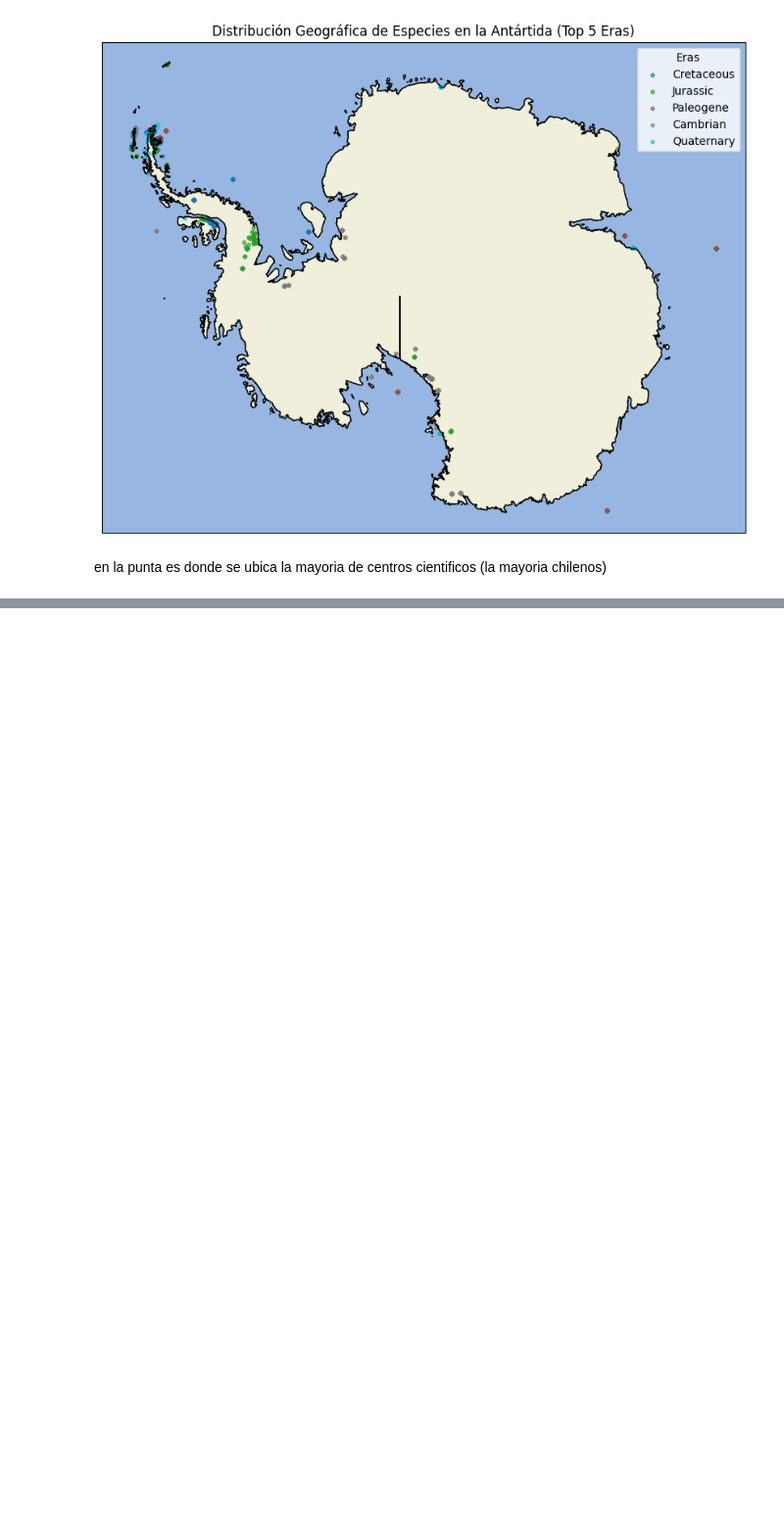
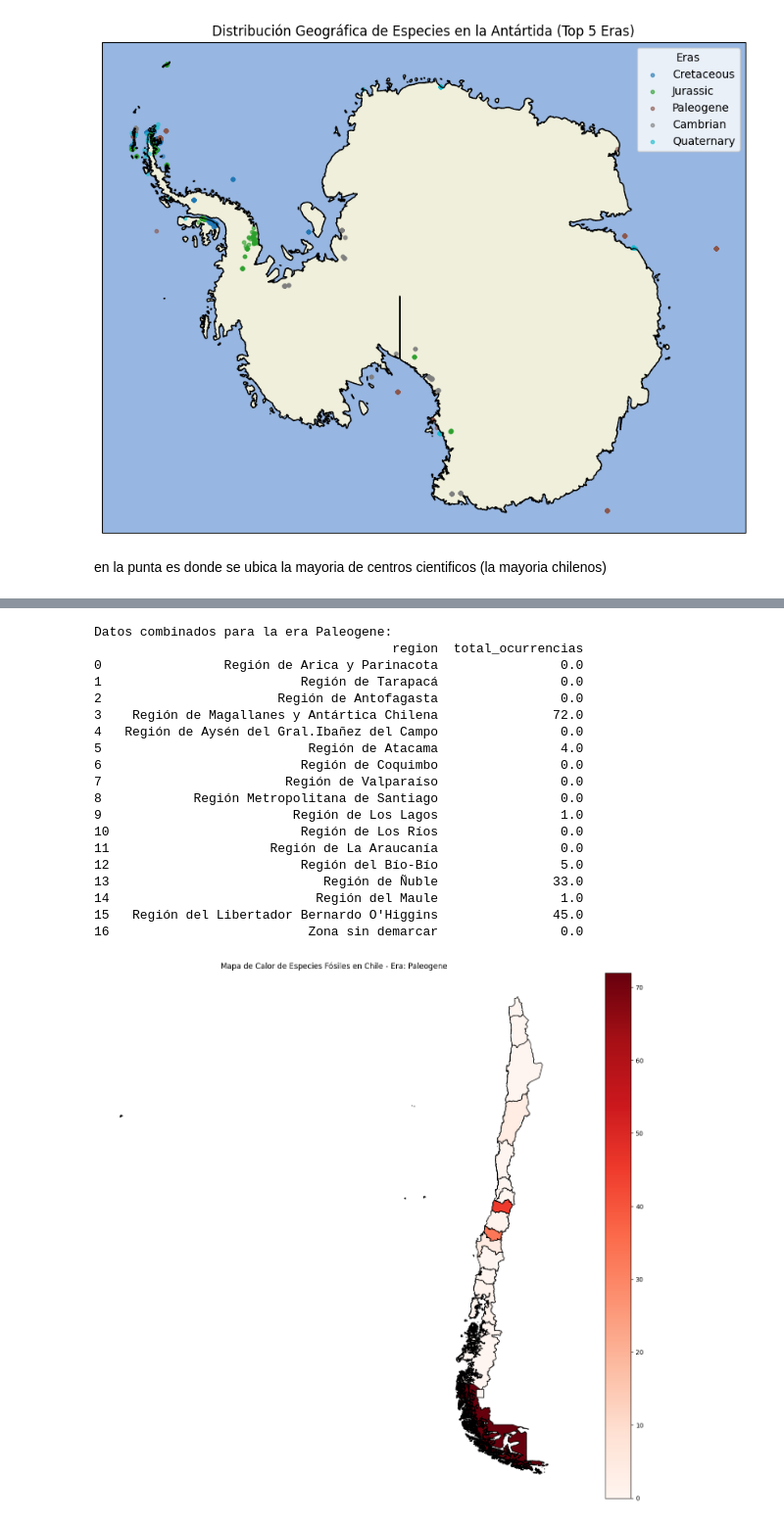
Before and after one commit to ignaciopinilla/Proye-Imt2200, a Jupyter notebook: P3.ipynb, the cells around one changed output, grey strips where cells are left out. Shown at 98% size. Cells and saved outputs as stored; diff of their text form; code cells hidden in the pictures; blank space fills up the shorter version.

```diff
--- a/P3.ipynb
+++ b/P3.ipynb
@@ -642,0 +692,42 @@ Este análisis resalta la complejidad de la evolución de las especies en el tie
+# %%
+
+eras = ['Paleogene', 'Ordovician']
+for era in eras:
+    distribucion_era = distribucion[distribucion['era_early'] == era]
+
+    merged = paises.merge(distribucion_era, on='region', how='left')
+    merged['total_ocurrencias'] = merged['total_ocurrencias'].fillna(0)
+
+    print(f"Datos combinados para la era {era}:")
+    print(merged[['region', 'total_ocurrencias']])
+
+    fig, ax = plt.subplots(1, 1, figsize=(20, 15))
+    merged.plot(column='total_ocurrencias', ax=ax, legend=True,
+                cmap='Reds', vmin=0, vmax=merged['total_ocurrencias'].max(),
+                edgecolor='black')
+
+    ax.set_title(f'Mapa de Calor de Especies Fósiles en Chile - Era: {era}')
+    ax.set_axis_off()
+
+    plt.show()
+# %% [output]
+Datos combinados para la era Paleogene:
+                                       region  total_ocurrencias
+0                Región de Arica y Parinacota                0.0
+1                          Región de Tarapacá                0.0
+2                       Región de Antofagasta                0.0
+3    Región de Magallanes y Antártica Chilena               72.0
+4   Región de Aysén del Gral.Ibañez del Campo                0.0
+5                           Región de Atacama                4.0
+6                          Región de Coquimbo                0.0
+7                        Región de Valparaíso                0.0
+8            Región Metropolitana de Santiago                0.0
+9                         Región de Los Lagos                1.0
+10                         Región de Los Ríos                0.0
+11                     Región de La Araucanía                0.0
+12                         Región del Bío-Bío                5.0
+13                            Región de Ñuble               33.0
+14                           Región del Maule                1.0
+15   Región del Libertador Bernardo O'Higgins               45.0
+16                          Zona sin demarcar                0.0
+[figure, added]
```
Also changed, not shown: parts of 4 cells of this notebook.
